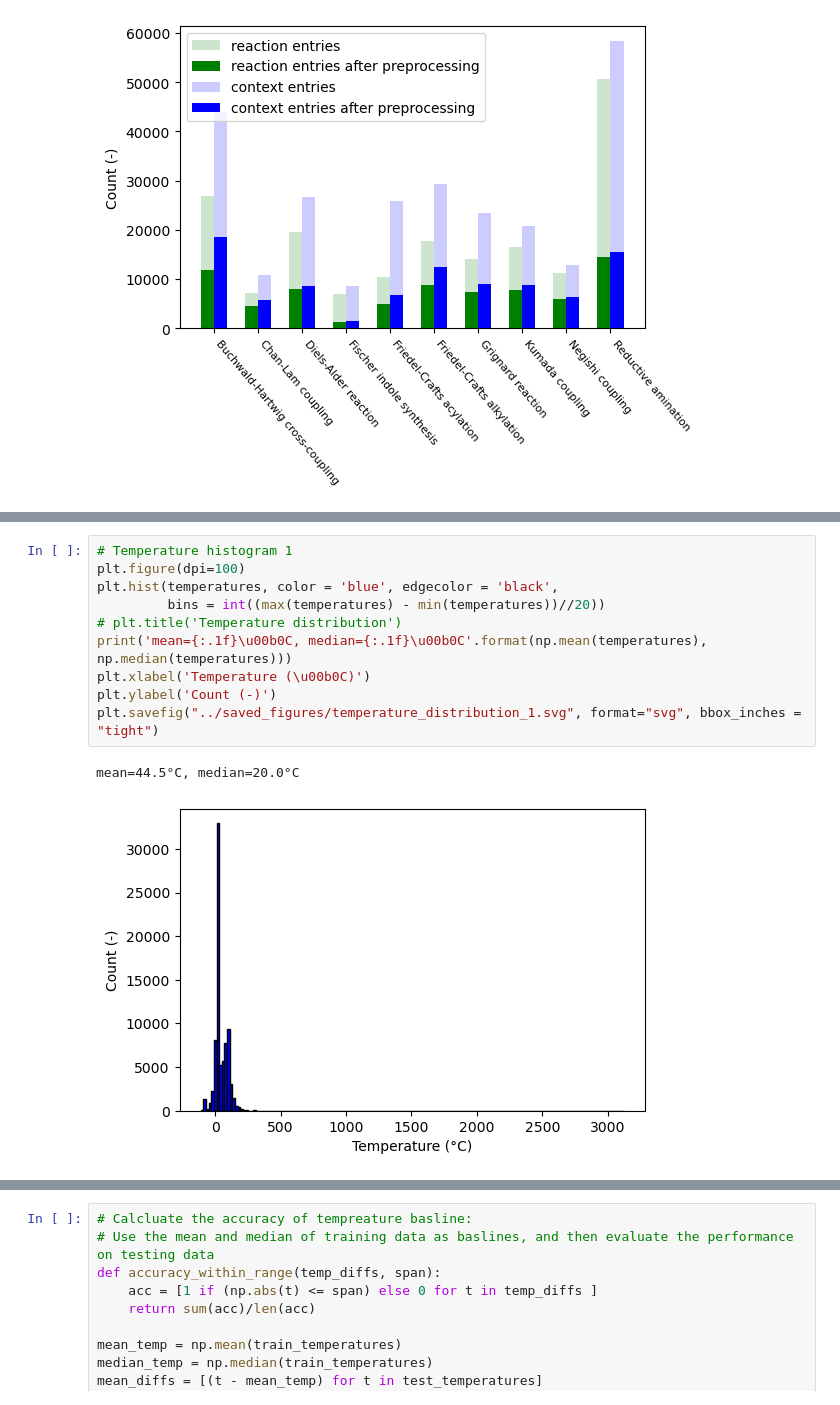
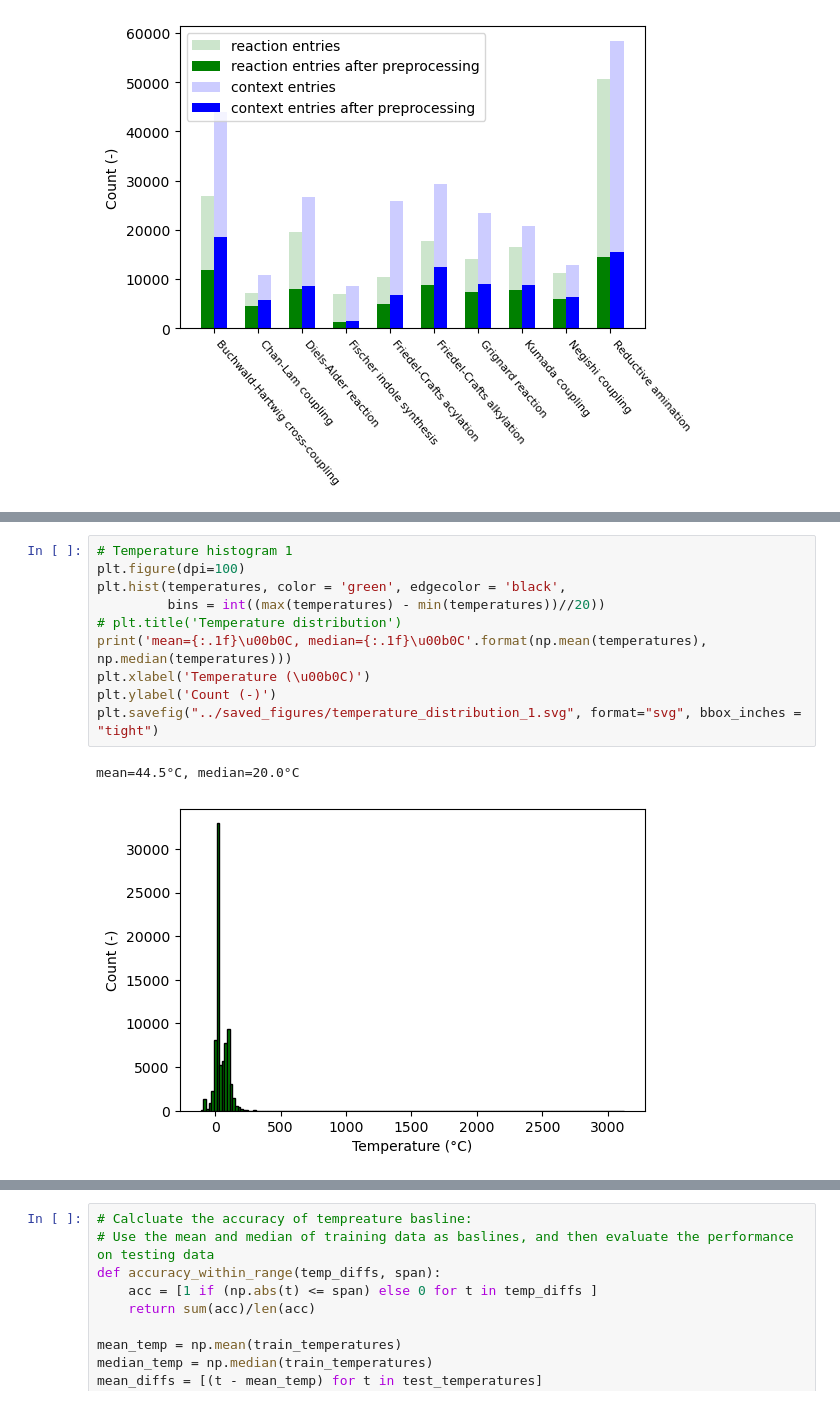
Before and after one commit to Lung-Yi/rxn_yield_context, a Jupyter notebook: analyze_data/data_distribution.ipynb, the cells around one changed output, grey strips where cells are left out. Cells and saved outputs as stored; diff of their text form.

```diff
--- a/analyze_data/data_distribution.ipynb
+++ b/analyze_data/data_distribution.ipynb
@@ -331,16 +331,16 @@ plt.savefig("../saved_figures/pie_chart.svg", format="svg", bbox_inches = "tight
 # %%
 # Temperature histogram 1
 plt.figure(dpi=100)
-plt.hist(temperatures, color = 'blue', edgecolor = 'black',
+plt.hist(temperatures, color = 'green', edgecolor = 'black',
          bins = int((max(temperatures) - min(temperatures))//20))
 # plt.title('Temperature distribution')
 print('mean={:.1f}\u00b0C, median={:.1f}\u00b0C'.format(np.mean(temperatures), np.median(temperatures)))
 plt.xlabel('Temperature (\u00b0C)')
 plt.ylabel('Count (-)')
 plt.savefig("../saved_figures/temperature_distribution_1.svg", format="svg", bbox_inches = "tight")
 # %% [output]
 mean=44.5°C, median=20.0°C
-[figure, old version]
+[figure, new version]
 # %%
 # Temperature histogram 2 (excludue temperature > 300)
 temperatures_2 = [float(t)  for t in temperatures if float(t) <=501.]
```
Also changed, not shown: parts of 2 cells of this notebook, 13 other files.
